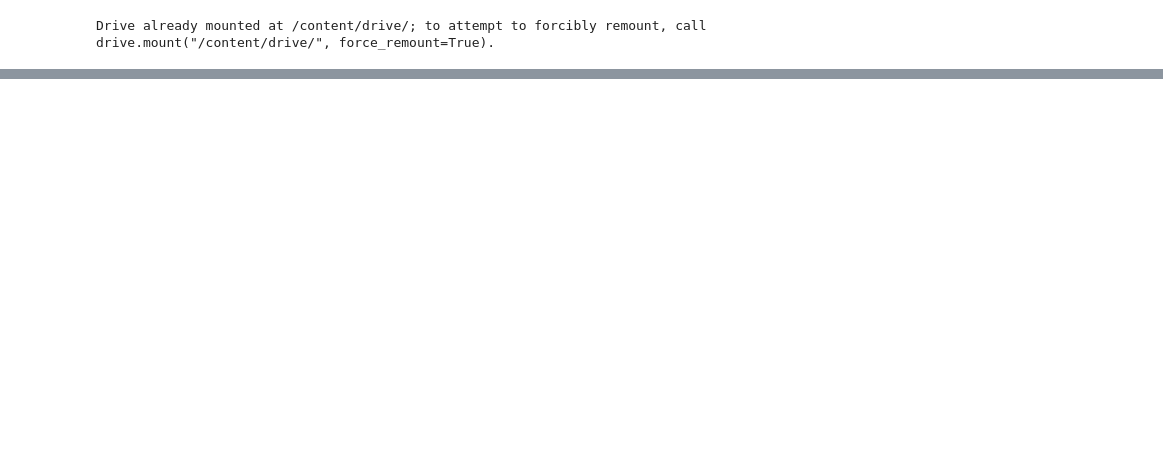
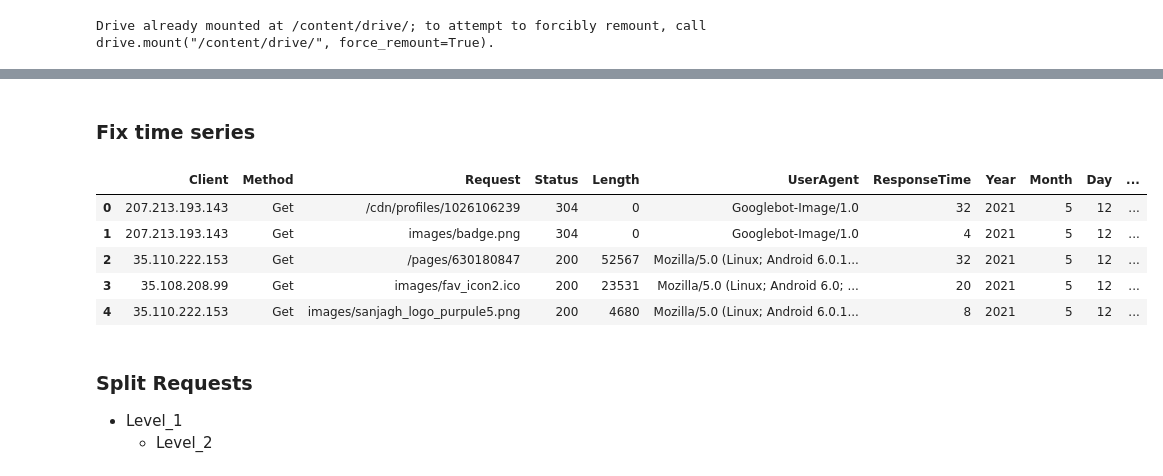
Before and after one commit to navidkanaani/ml-projects, a Jupyter notebook: anomaly_detection_rc_final.ipynb, the cells around one changed output, grey strips where cells are left out. Drawn from its saved outputs; the diff is of its cells as text; code cells hidden in the pictures; blank space fills up the shorter version.

```diff
--- a/anomaly_detection_rc_final.ipynb
+++ b/anomaly_detection_rc_final.ipynb
@@ -88,0 +108,30 @@ data.head()
+# %% [markdown]
+### Fix time series
+# %%
+# Convert datetimes to datetime format
+data["Datetime"] = pd.to_datetime(data["Datetime"], format="%Y-%m-%dT%H:%M:%S")
+# %%
+# Split datatimes
+data['Year'] = data.Datetime.dt.year
+data['Month'] = data.Datetime.dt.month
+data['Day'] = data.Datetime.dt.day
+data['Hour'] = data.Datetime.dt.hour
+data['Minute'] = data.Datetime.dt.minute
+data['Second'] = data.Datetime.dt.second
+data['dayOfWeek'] = data.Datetime.dt.dayofweek
+data['dayOfYear'] = data.Datetime.dt.dayofyear
+# %%
+data.drop("Datetime", axis=1, inplace=True)
+# %%
+data.head()
+# %% [output]
+|  | Client | Method | Request | Status | Length | UserAgent | ResponseTime | Year | Month | Day | ... |
+| 0 | 207.213.193.143 | Get | /cdn/profiles/1026106239 | 304 | 0 | Googlebot-Image/1.0 | 32 | 2021 | 5 | 12 | ... |
+| 1 | 207.213.193.143 | Get | images/badge.png | 304 | 0 | Googlebot-Image/1.0 | 4 | 2021 | 5 | 12 | ... |
+| 2 | 35.110.222.153 | Get | /pages/630180847 | 200 | 52567 | Mozilla/5.0 (Linux; Android 6.0.1... | 32 | 2021 | 5 | 12 | ... |
+| 3 | 35.108.208.99 | Get | images/fav_icon2.ico | 200 | 23531 | Mozilla/5.0 (Linux; Android 6.0; ... | 20 | 2021 | 5 | 12 | ... |
+| 4 | 35.110.222.153 | Get | images/sanjagh_logo_purpule5.png | 200 | 4680 | Mozilla/5.0 (Linux; Android 6.0.1... | 8 | 2021 | 5 | 12 | ... |
+# %% [markdown]
+### Split Requests
+* Level_1
+  * Level_2
```
Also changed, not shown: parts of 34 cells of this notebook, 2 other files.
